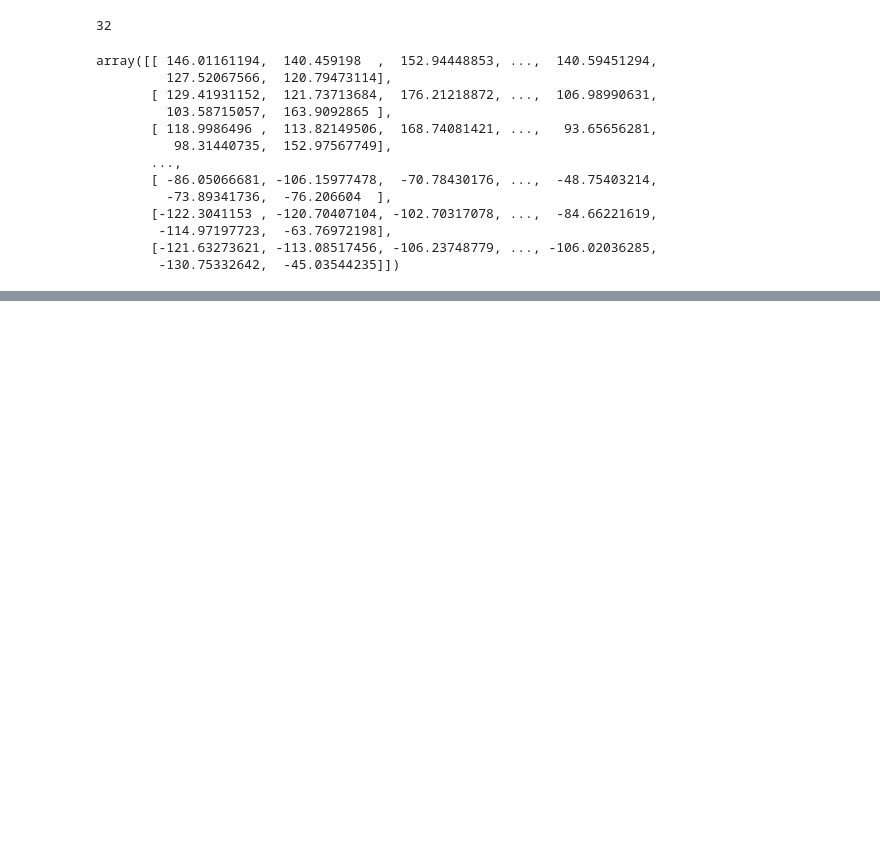
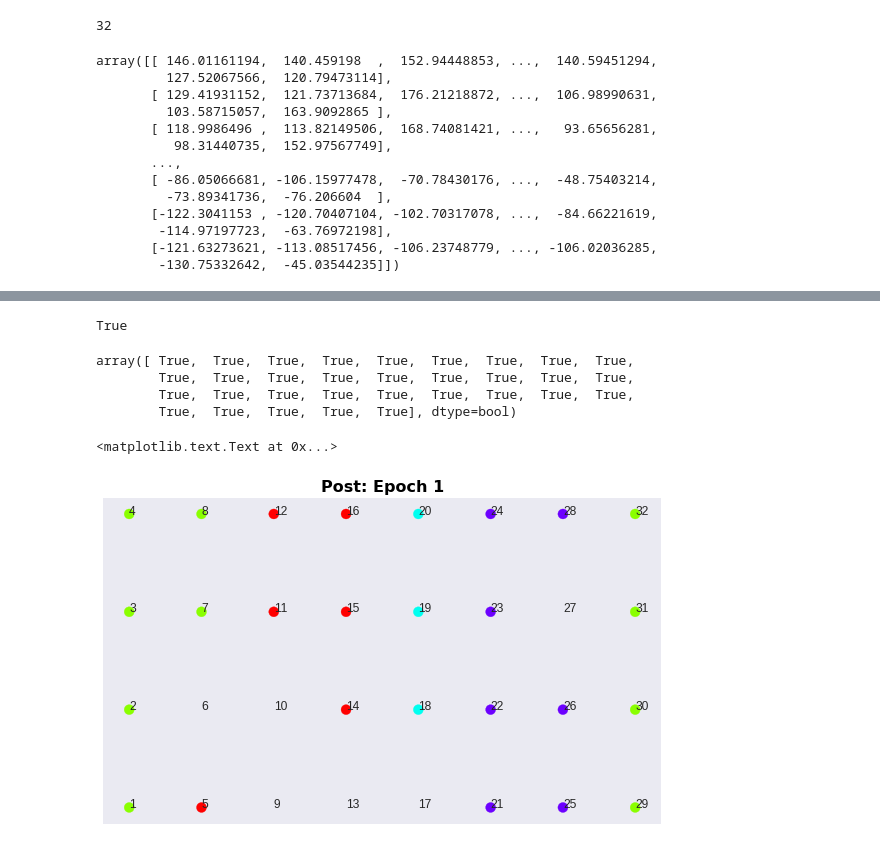
Before and after one commit to hfloresr/BrainCluster, a Jupyter notebook: notebooks/dendogram.ipynb, the cells around one changed output, grey strips where cells are left out. Drawn from its saved outputs; the diff is of its cells as text; code cells hidden in the pictures; blank space fills up the shorter version.

```diff
--- a/notebooks/dendogram.ipynb
+++ b/notebooks/dendogram.ipynb
@@ -223,0 +247,8 @@ np.mean(Z_post[:1000, list(good_channels)])
+# %%
+# TODO: Refactor!
+clusters2 = np.zeros(32)
+j = 0
+for i in range(32):
+    if i not in bad_channels:
+        clusters2[i] = clusters[j]
+        j += 1
@@ -223,0 +261,2 @@ np.mean(Z_post[:1000, list(good_channels)])
+# %%
+clusters3 = list(clusters)
@@ -223,0 +271,14 @@ np.mean(Z_post[:1000, list(good_channels)])
+# %%
+for ch in bad_channels:
+    clusters3.insert(ch, 0)
+# %%
+len(clusters3) == len(clusters2)
+# %% [output]
+True
+# %%
+clusters3 == clusters2
+# %% [output]
+array([ True,  True,  True,  True,  True,  True,  True,  True,  True,
+        True,  True,  True,  True,  True,  True,  True,  True,  True,
+        True,  True,  True,  True,  True,  True,  True,  True,  True,
+        True,  True,  True,  True,  True], dtype=bool)
@@ -223,0 +311,17 @@ np.mean(Z_post[:1000, list(good_channels)])
+# %%
+title_font = {'fontname':'DejaVu Sans', 'size':'16', 'color':'black', 'weight':'bold'}
+
+fig, ax = plt.subplots(figsize=(10, 6))
+ax.grid(False)
+ax.set_xticks([])
+ax.set_yticks([])
+
+ss = [n*100 if n == 0  else 100 for n in clusters3]
+ax.scatter(x, y, c=clusters3, s=ss, cmap=cmap)
+
+for i, txt in enumerate(ch_labels):
+    ax.annotate(txt, (x[i],y[i]))
+ax.set_title('Post: Epoch 1', **title_font)
+# %% [output]
+<matplotlib.text.Text at 0x...>
+[figure, added]
```
Also changed, not shown: parts of 14 cells of this notebook, 1 other file.
